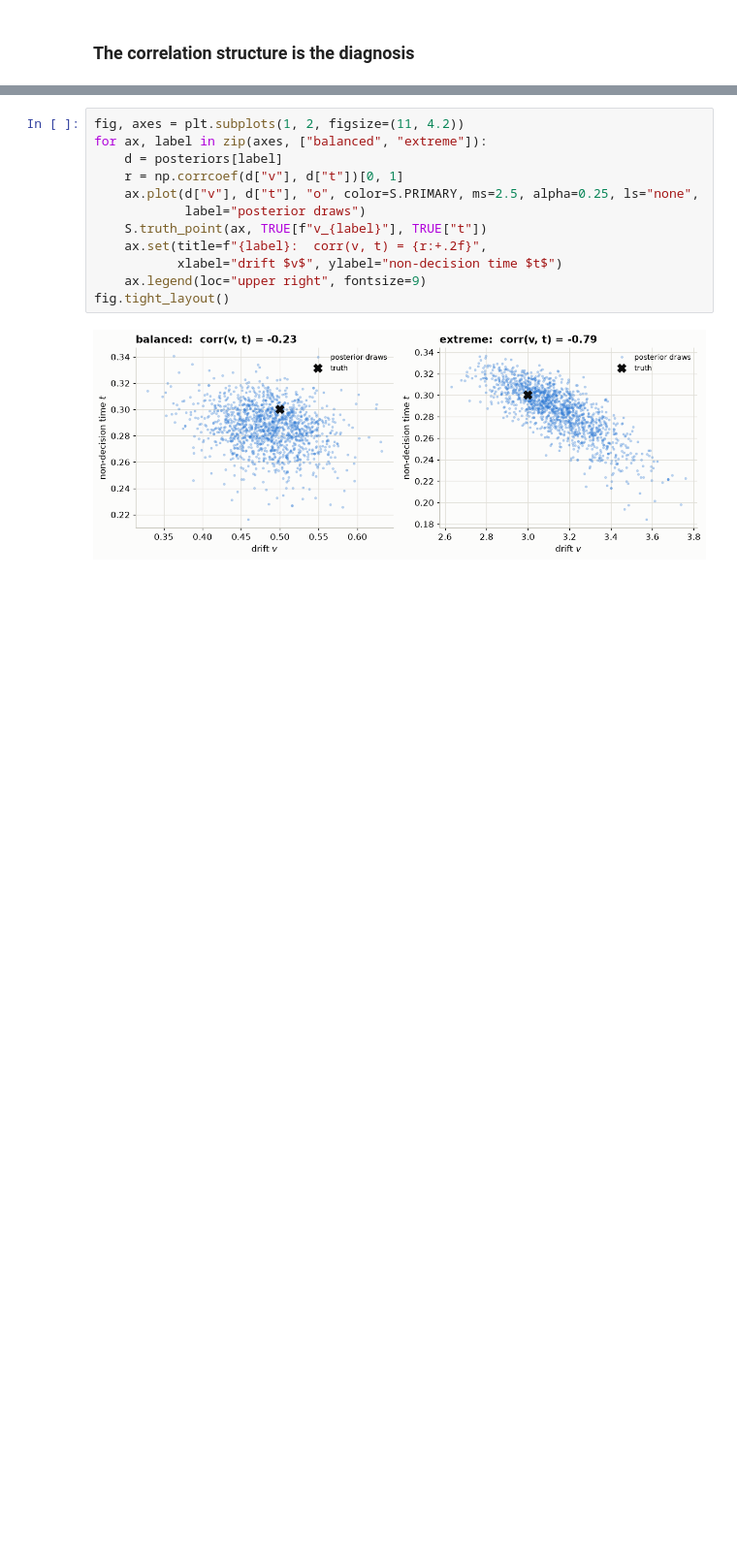
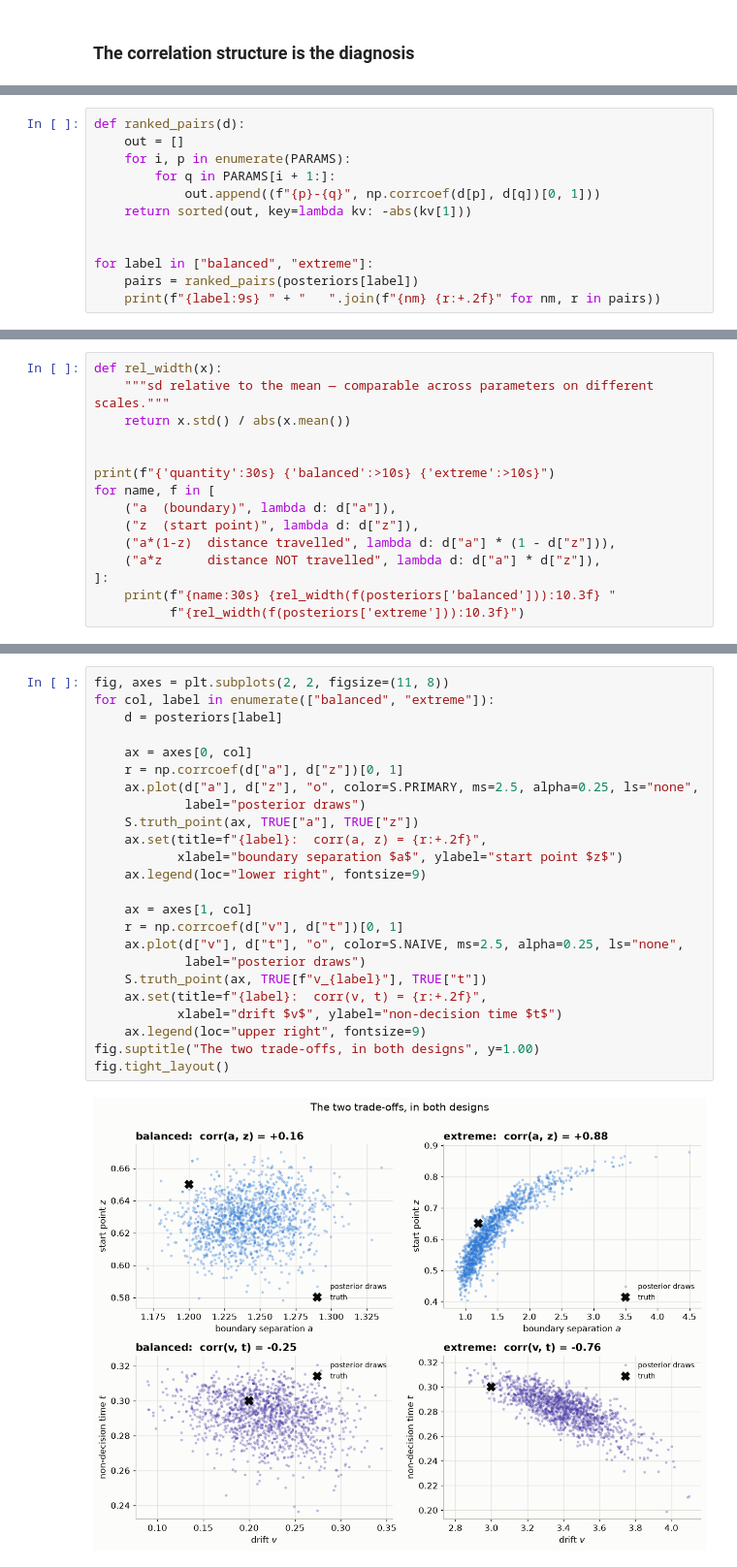
Before and after one commit to VeronikaWendler/sbi4cogsci, a Jupyter notebook: tutorials/day2_bayes_toolkit/mcmc-and-identifiability.ipynb, the cells around one changed output, grey strips where cells are left out. Shown at 97% size. Cells and saved outputs as stored; diff of their text form; blank space fills up the shorter version.

```diff
--- a/tutorials/day2_bayes_toolkit/mcmc-and-identifiability.ipynb
+++ b/tutorials/day2_bayes_toolkit/mcmc-and-identifiability.ipynb
@@ -322,0 +797,12 @@ near-perfect one-dimensional ridge: the data cannot tell the two apart.
+# %%
+def ranked_pairs(d):
+    out = []
+    for i, p in enumerate(PARAMS):
+        for q in PARAMS[i + 1:]:
+            out.append((f"{p}-{q}", np.corrcoef(d[p], d[q])[0, 1]))
+    return sorted(out, key=lambda kv: -abs(kv[1]))
+
+
+for label in ["balanced", "extreme"]:
+    pairs = ranked_pairs(posteriors[label])
+    print(f"{label:9s} " + "   ".join(f"{nm} {r:+.2f}" for nm, r in pairs))
@@ -322,0 +832,15 @@ near-perfect one-dimensional ridge: the data cannot tell the two apart.
+# %%
+def rel_width(x):
+    """sd relative to the mean — comparable across parameters on different scales."""
+    return x.std() / abs(x.mean())
+
+
+print(f"{'quantity':30s} {'balanced':>10s} {'extreme':>10s}")
+for name, f in [
+    ("a  (boundary)", lambda d: d["a"]),
+    ("z  (start point)", lambda d: d["z"]),
+    ("a*(1-z)  distance travelled", lambda d: d["a"] * (1 - d["z"])),
+    ("a*z      distance NOT travelled", lambda d: d["a"] * d["z"]),
+]:
+    print(f"{name:30s} {rel_width(f(posteriors['balanced'])):10.3f} "
+          f"{rel_width(f(posteriors['extreme'])):10.3f}")
@@ -323,14 +865,26 @@ near-perfect one-dimensional ridge: the data cannot tell the two apart.
 # %%
-fig, axes = plt.subplots(1, 2, figsize=(11, 4.2))
-for ax, label in zip(axes, ["balanced", "extreme"]):
+fig, axes = plt.subplots(2, 2, figsize=(11, 8))
+for col, label in enumerate(["balanced", "extreme"]):
     d = posteriors[label]
+
+    ax = axes[0, col]
+    r = np.corrcoef(d["a"], d["z"])[0, 1]
+    ax.plot(d["a"], d["z"], "o", color=S.PRIMARY, ms=2.5, alpha=0.25, ls="none",
+            label="posterior draws")
+    S.truth_point(ax, TRUE["a"], TRUE["z"])
+    ax.set(title=f"{label}:  corr(a, z) = {r:+.2f}",
+           xlabel="boundary separation $a$", ylabel="start point $z$")
+    ax.legend(loc="lower right", fontsize=9)
+
+    ax = axes[1, col]
     r = np.corrcoef(d["v"], d["t"])[0, 1]
-    ax.plot(d["v"], d["t"], "o", color=S.PRIMARY, ms=2.5, alpha=0.25, ls="none",
+    ax.plot(d["v"], d["t"], "o", color=S.NAIVE, ms=2.5, alpha=0.25, ls="none",
             label="posterior draws")
     S.truth_point(ax, TRUE[f"v_{label}"], TRUE["t"])
     ax.set(title=f"{label}:  corr(v, t) = {r:+.2f}",
            xlabel="drift $v$", ylabel="non-decision time $t$")
     ax.legend(loc="upper right", fontsize=9)
+fig.suptitle("The two trade-offs, in both designs", y=1.00)
 fig.tight_layout()
 # %% [output]
-[figure, old version]
+[figure, new version]
```
Also changed, not shown: parts of 45 cells of this notebook, 1 other file.
